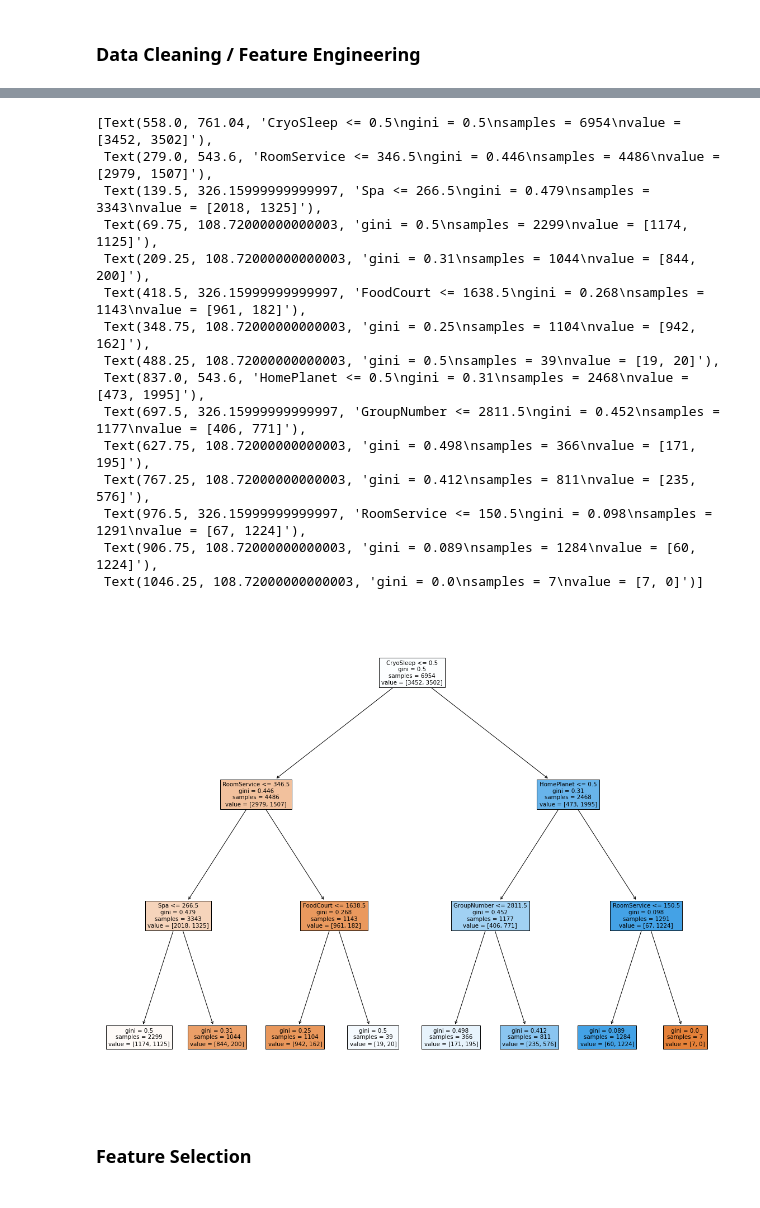
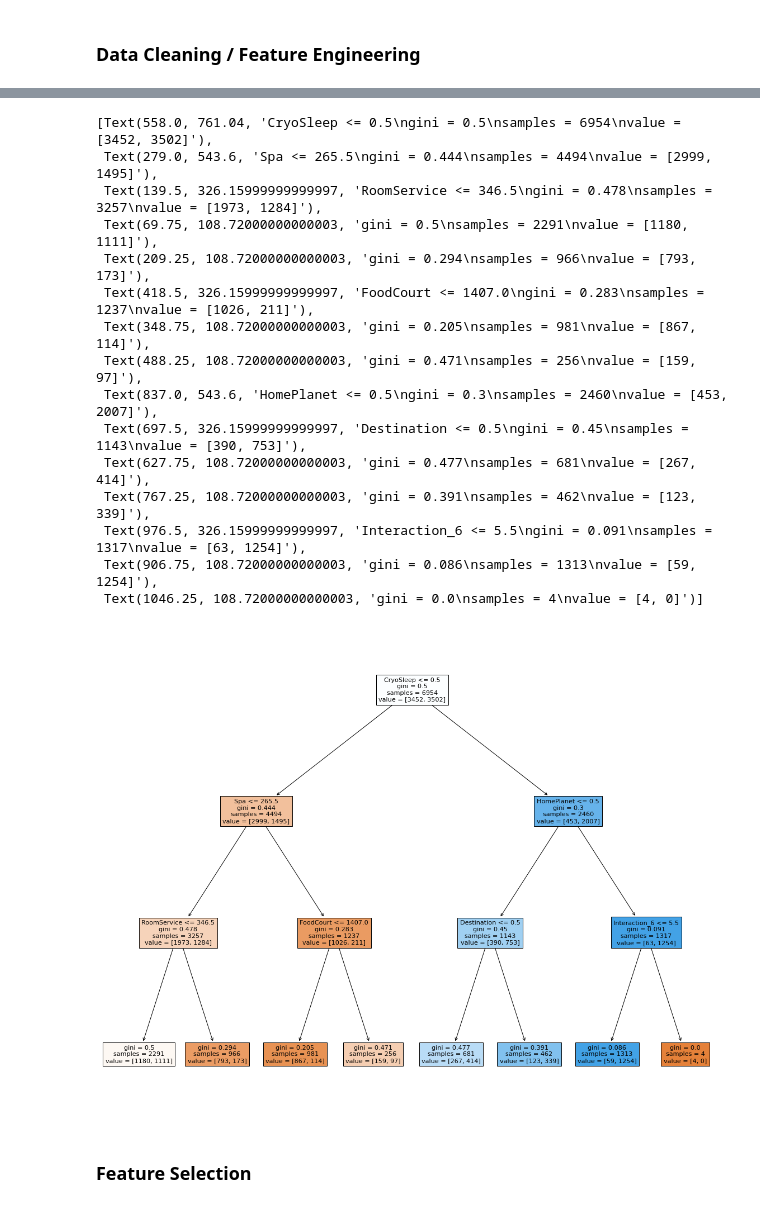
Before and after one commit to Evan-Callaghan/DATA-448-Predictive-Analytics, a Jupyter notebook: Kaggle/Spaceship_Titanic/spaceship_titanic.ipynb, the cells around one changed output, grey strips where cells are left out. Cells and saved outputs as stored; diff of their text form; code cells hidden in the pictures.

```diff
--- a/Kaggle/Spaceship_Titanic/spaceship_titanic.ipynb
+++ b/Kaggle/Spaceship_Titanic/spaceship_titanic.ipynb
@@ -268,11 +269,14 @@ test['Side'] = np.where(test['Side'] == 'P', 0, 1)
 
 train['GroupNumber'] = train['GroupNumber'].astype(int)
 test['GroupNumber'] = test['GroupNumber'].astype(int)
+
+train['Age'] = train['Age'].astype(int)
+test['Age'] = test['Age'].astype(int)
 # %%
 ## Removing unnecessary variables
 
-train = train.drop(columns = ['PassengerId', 'Cabin', 'Name', 'Num', 'First', 'Last'])
-test = test.drop(columns = ['PassengerId', 'Cabin', 'Name', 'Num', 'First', 'Last'])
+train = train.drop(columns = ['Cabin', 'Name', 'Num', 'First', 'Last', 'GroupNumber'])
+test = test.drop(columns = ['Cabin', 'Name', 'Num', 'First', 'Last', 'GroupNumber'])
 # %%
 train.head()
 # %% [output]
@@ -411,34 +415,34 @@ test['Interaction_6'] = test['Spa'] * test['VRDeck']
 # %%
 ## Creating a plot tree to find new feature relationships
 
 ## Defining the input and target variables
-X = train.drop(columns = ['Transported'])
+X = train.drop(columns = ['PassengerId', 'Transported'])
 Y = train['Transported']
 
 ## Splitting the data
 X_training, X_validation, Y_training, Y_validation = train_test_split(X, Y, test_size = 0.2, stratify = Y)
 
 ## Building a decision tree model with max depth = 3 on the train data-frame
 tree_md = DecisionTreeClassifier(max_depth = 3).fit(X_training, Y_training)
 
 ## Visualizing the decision tree model and identify any interesting interactions/features
 fig = plt.figure(figsize = (20, 16))
 plot_tree(tree_md, feature_names = X.columns, filled = True)
 # %% [output]
 [Text(558.0, 761.04, 'CryoSleep <= 0.5\ngini = 0.5\nsamples = 6954\nvalue = [3452, 3502]'),
- Text(279.0, 543.6, 'RoomService <= 346.5\ngini = 0.446\nsamples = 4486\nvalue = [2979, 1507]'),
- Text(139.5, 326.15999999999997, 'Spa <= 266.5\ngini = 0.479\nsamples = 3343\nvalue = [2018, 1325]'),
- Text(69.75, 108.72000000000003, 'gini = 0.5\nsamples = 2299\nvalue = [1174, 1125]'),
- Text(209.25, 108.72000000000003, 'gini = 0.31\nsamples = 1044\nvalue = [844, 200]'),
- Text(418.5, 326.15999999999997, 'FoodCourt <= 1638.5\ngini = 0.268\nsamples = 1143\nvalue = [961, 182]'),
- Text(348.75, 108.72000000000003, 'gini = 0.25\nsamples = 1104\nvalue = [942, 162]'),
- Text(488.25, 108.72000000000003, 'gini = 0.5\nsamples = 39\nvalue = [19, 20]'),
- Text(837.0, 543.6, 'HomePlanet <= 0.5\ngini = 0.31\nsamples = 2468\nvalue = [473, 1995]'),
- Text(697.5, 326.15999999999997, 'GroupNumber <= 2811.5\ngini = 0.452\nsamples = 1177\nvalue = [406, 771]'),
- Text(627.75, 108.72000000000003, 'gini = 0.498\nsamples = 366\nvalue = [171, 195]'),
- Text(767.25, 108.72000000000003, 'gini = 0.412\nsamples = 811\nvalue = [235, 576]'),
- Text(976.5, 326.15999999999997, 'RoomService <= 150.5\ngini = 0.098\nsamples = 1291\nvalue = [67, 1224]'),
- Text(906.75, 108.72000000000003, 'gini = 0.089\nsamples = 1284\nvalue = [60, 1224]'),
- Text(1046.25, 108.72000000000003, 'gini = 0.0\nsamples = 7\nvalue = [7, 0]')]
+ Text(279.0, 543.6, 'Spa <= 265.5\ngini = 0.444\nsamples = 4494\nvalue = [2999, 1495]'),
+ Text(139.5, 326.15999999999997, 'RoomService <= 346.5\ngini = 0.478\nsamples = 3257\nvalue = [1973, 1284]'),
+ Text(69.75, 108.72000000000003, 'gini = 0.5\nsamples = 2291\nvalue = [1180, 1111]'),
+ Text(209.25, 108.72000000000003, 'gini = 0.294\nsamples = 966\nvalue = [793, 173]'),
+ Text(418.5, 326.15999999999997, 'FoodCourt <= 1407.0\ngini = 0.283\nsamples = 1237\nvalue = [1026, 211]'),
+ Text(348.75, 108.72000000000003, 'gini = 0.205\nsamples = 981\nvalue = [867, 114]'),
+ Text(488.25, 108.72000000000003, 'gini = 0.471\nsamples = 256\nvalue = [159, 97]'),
+ Text(837.0, 543.6, 'HomePlanet <= 0.5\ngini = 0.3\nsamples = 2460\nvalue = [453, 2007]'),
+ Text(697.5, 326.15999999999997, 'Destination <= 0.5\ngini = 0.45\nsamples = 1143\nvalue = [390, 753]'),
+ Text(627.75, 108.72000000000003, 'gini = 0.477\nsamples = 681\nvalue = [267, 414]'),
+ Text(767.25, 108.72000000000003, 'gini = 0.391\nsamples = 462\nvalue = [123, 339]'),
+ Text(976.5, 326.15999999999997, 'Interaction_6 <= 5.5\ngini = 0.091\nsamples = 1317\nvalue = [63, 1254]'),
+ Text(906.75, 108.72000000000003, 'gini = 0.086\nsamples = 1313\nvalue = [59, 1254]'),
+ Text(1046.25, 108.72000000000003, 'gini = 0.0\nsamples = 4\nvalue = [4, 0]')]
-[figure, old version]
+[figure, new version]
 # %%
```
Also changed, not shown: parts of 23 cells of this notebook.
